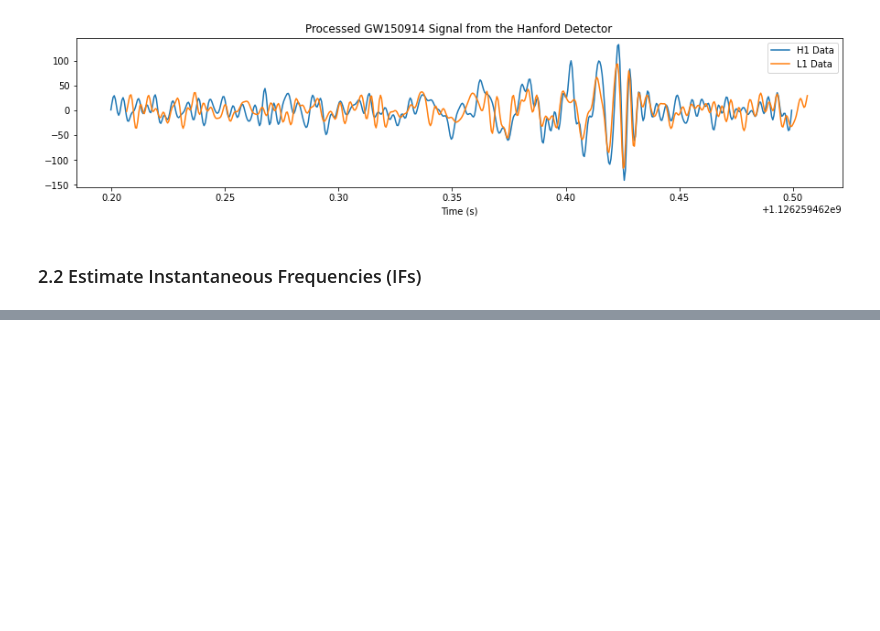
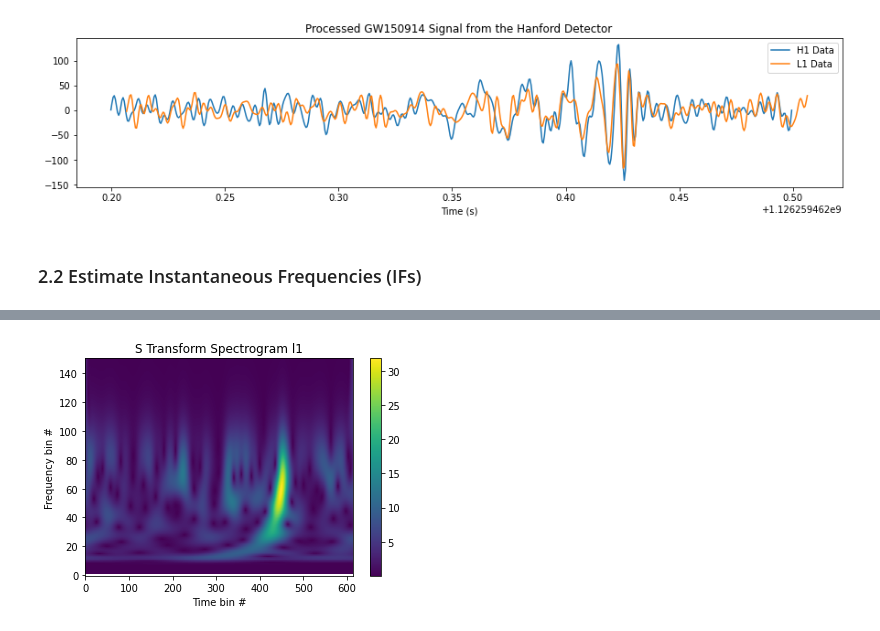
Before and after one commit to xli2522/simple-BBH-waveform, a Jupyter notebook: simple_BBH_waveform.ipynb, the cells around one changed output, grey strips where cells are left out. Cells and saved outputs as stored; diff of their text form; code cells hidden in the pictures; blank space fills up the shorter version.

```diff
--- a/simple_BBH_waveform.ipynb
+++ b/simple_BBH_waveform.ipynb
@@ -136,0 +153,10 @@ pylab.show()
+# %%
+spectrograml = abs(TFchirp.sTransform(white_ldata, sample_rate=2048))
+plt.imshow(spectrograml, origin='lower', aspect='auto')
+plt.title('S Transform Spectrogram l1')
+plt.xlabel('Time bin #')
+plt.ylabel('Frequency bin #')
+plt.colorbar()
+plt.show()
+# %% [output]
+[figure, added]
```
Also changed, not shown: parts of 8 cells of this notebook.
